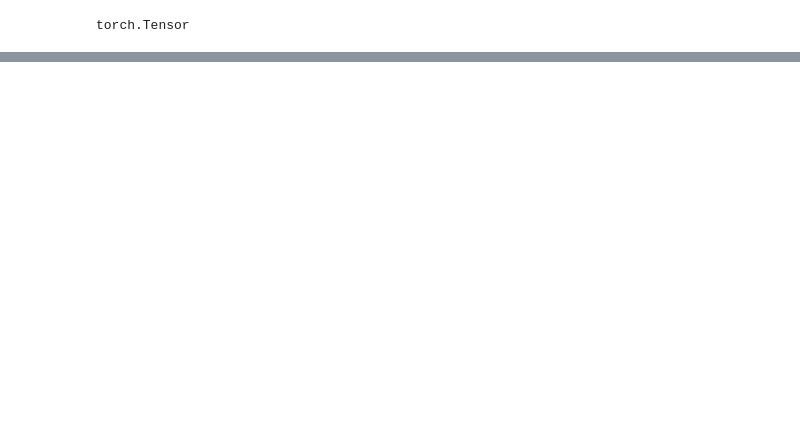
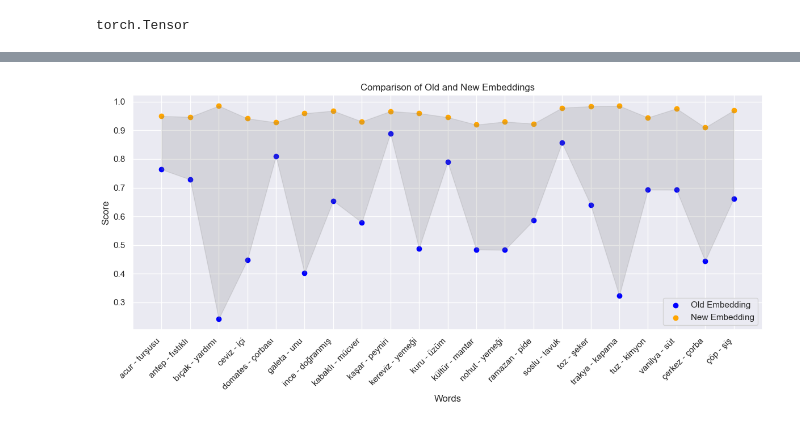
Before and after one commit to UlviDemirsoy/finetuning-embeddings-word2vec, a Jupyter notebook: NeuralNetworkProject.ipynb, the cells around one changed output, grey strips where cells are left out. Saved outputs shown, nothing was run; the diff lists cells and outputs as text; code cells hidden in the pictures; blank space fills up the shorter version.

```diff
--- a/NeuralNetworkProject.ipynb
+++ b/NeuralNetworkProject.ipynb
@@ -313,5 +491,11 @@ len(torch.FloatTensor(copystore))
 # %%
-dataloader = DataLoader(trainset, batch_size=len(trainset)//4, shuffle=True)
+import torch.utils.data as data_utils
+
+
+#indices = torch.arange(len(trainset)/10)
+#subset = data_utils.Subset(trainset, indices)
+
+dataloader = DataLoader(trainset, 1024, shuffle=True)
 
 for i, (batch_X, batch_y) in enumerate(dataloader):
   print(i, batch_X[:,0],batch_X[:,1], batch_y)
@@ -1782,0 +594,5 @@ Cosine Similarity of Köksal's embeddings tensor(0.5843, device='cuda:0')
+# %%
+
+from IPython.display import display, HTML
+
+df = pd.DataFrame(columns=['words', 'old embedding', 'new embedding', 'difference'])
@@ -1782,0 +643,6 @@ Cosine Similarity of Köksal's embeddings tensor(0.5843, device='cuda:0')
+# %%
+# Use this to sample some data to use for visualization
+df_sample = df.sample(n=21).reset_index(drop=True)
+
+# df_sample = df
+df_sample
@@ -1782,0 +667,31 @@ Cosine Similarity of Köksal's embeddings tensor(0.5843, device='cuda:0')
+# %%
+df_sorted = df_sample.sort_values(by='words')
+
+# Plotting
+plt.figure(figsize=(12, 6))
+plt.scatter(df_sorted['words'], df_sorted['old embedding'], color='blue', label='Old Embedding')
+plt.scatter(df_sorted['words'], df_sorted['new embedding'], color='orange', label='New Embedding')
+
+# Fill the gap between old and new embeddings in gray
+plt.fill_between(df_sorted['words'], df_sorted['old embedding'], df_sorted['new embedding'], color='gray', alpha=0.2)
+
+# Displaying words for some data points
+for i, word in enumerate(df_sorted['words']):
+    if word in ['word1', 'word2', 'word3']:
+        plt.text(df_sorted['words'][i], df_sorted['old embedding'][i], word, fontsize=8, ha='right')
+        plt.text(df_sorted['words'][i], df_sorted['new embedding'][i], word, fontsize=8, ha='right')
+
+# Rotating x-axis labels for better readability
+plt.xticks(rotation=45, ha='right')
+
+# Adding labels and title
+plt.xlabel('Words')
+plt.ylabel('Score')
+plt.title('Comparison of Old and New Embeddings')
+plt.legend()
+
+# Display the plot
+plt.tight_layout()
+plt.show()
+# %% [output]
+[figure, added]
```
Also changed, not shown: parts of 125 cells of this notebook.
